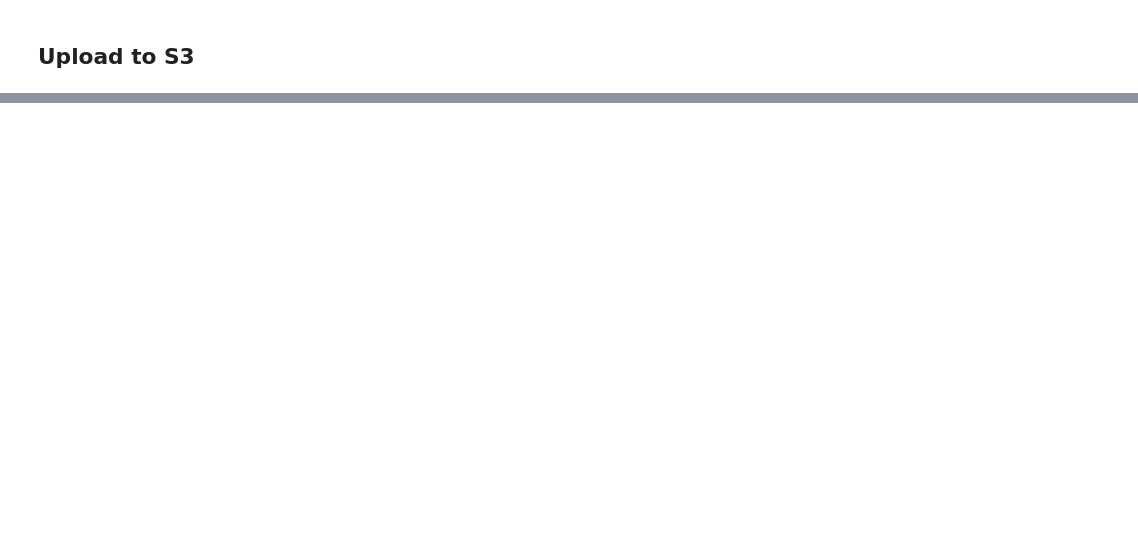
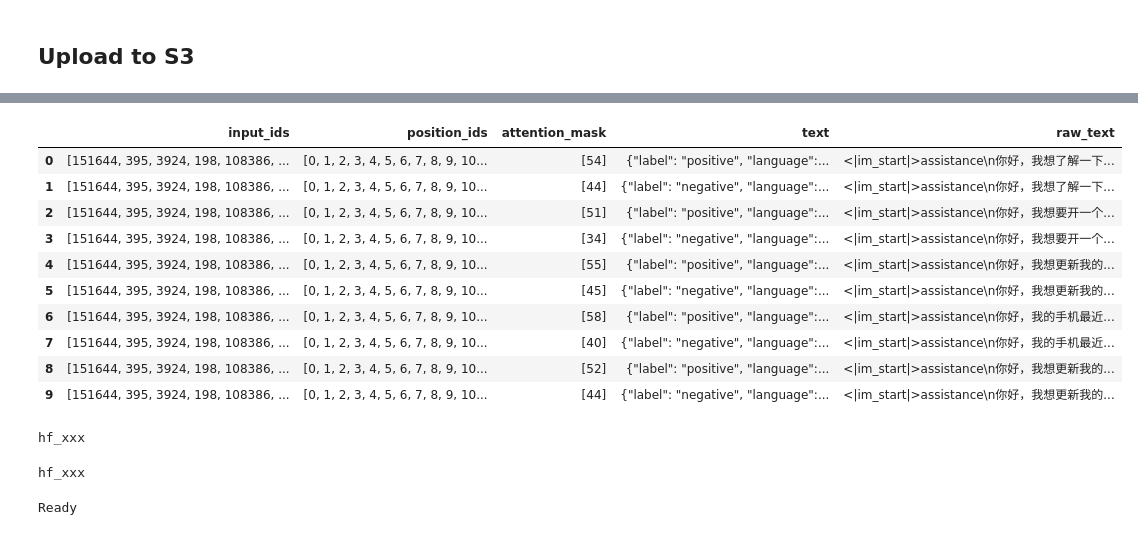
Before and after one commit to Scicom-AI-Enterprise-Organization/small-ablation, a Jupyter notebook: turn-detector/test_set_synthetic_generation.ipynb, the cells around one changed output, grey strips where cells are left out. Saved outputs shown, nothing was run; the diff lists cells and outputs as text; code cells hidden in the pictures; blank space fills up the shorter version.

```diff
--- a/turn-detector/test_set_synthetic_generation.ipynb
+++ b/turn-detector/test_set_synthetic_generation.ipynb
@@ -287,0 +352,42 @@ else:
+# %%
+import pandas as pd
+df = pd.read_parquet('./parquet-test-synthetic/shard.00000.parquet')
+pd.set_option('display.max_colwidth', None)
+pd.set_option('display.max_columns', None)
+df.head(10)
+# %% [output]
+|  | input_ids | position_ids | attention_mask | text | raw_text |
+| 0 | [151644, 395, 3924, 198, 108386, ... | [0, 1, 2, 3, 4, 5, 6, 7, 8, 9, 10... | [54] | {"label": "positive", "language":... | <|im_start|>assistance\n你好，我想了解一下... |
+| 1 | [151644, 395, 3924, 198, 108386, ... | [0, 1, 2, 3, 4, 5, 6, 7, 8, 9, 10... | [44] | {"label": "negative", "language":... | <|im_start|>assistance\n你好，我想了解一下... |
+| 2 | [151644, 395, 3924, 198, 108386, ... | [0, 1, 2, 3, 4, 5, 6, 7, 8, 9, 10... | [51] | {"label": "positive", "language":... | <|im_start|>assistance\n你好，我想要开一个... |
+| 3 | [151644, 395, 3924, 198, 108386, ... | [0, 1, 2, 3, 4, 5, 6, 7, 8, 9, 10... | [34] | {"label": "negative", "language":... | <|im_start|>assistance\n你好，我想要开一个... |
+| 4 | [151644, 395, 3924, 198, 108386, ... | [0, 1, 2, 3, 4, 5, 6, 7, 8, 9, 10... | [55] | {"label": "positive", "language":... | <|im_start|>assistance\n你好，我想更新我的... |
+| 5 | [151644, 395, 3924, 198, 108386, ... | [0, 1, 2, 3, 4, 5, 6, 7, 8, 9, 10... | [45] | {"label": "negative", "language":... | <|im_start|>assistance\n你好，我想更新我的... |
+| 6 | [151644, 395, 3924, 198, 108386, ... | [0, 1, 2, 3, 4, 5, 6, 7, 8, 9, 10... | [58] | {"label": "positive", "language":... | <|im_start|>assistance\n你好，我的手机最近... |
+| 7 | [151644, 395, 3924, 198, 108386, ... | [0, 1, 2, 3, 4, 5, 6, 7, 8, 9, 10... | [40] | {"label": "negative", "language":... | <|im_start|>assistance\n你好，我的手机最近... |
+| 8 | [151644, 395, 3924, 198, 108386, ... | [0, 1, 2, 3, 4, 5, 6, 7, 8, 9, 10... | [52] | {"label": "positive", "language":... | <|im_start|>assistance\n你好，我想更新我的... |
+| 9 | [151644, 395, 3924, 198, 108386, ... | [0, 1, 2, 3, 4, 5, 6, 7, 8, 9, 10... | [44] | {"label": "negative", "language":... | <|im_start|>assistance\n你好，我想更新我的... |
+# %%
+print(os.environ['HF_TOKEN'])
+# %% [output]
+hf_xxx
+# %%
+print(HF_TOKEN)
+# %% [output]
+hf_xxx
+# %%
+import os
+from huggingface_hub import HfApi
+
+HF_TOKEN = ""
+REPO_ID = 'Scicom-intl/turn-detector-Qwen3-0.6B-TEST'
+
+FOLDERS = {
+      'test': './parquet-test-synthetic',
+  }
+
+
+api = HfApi(token=HF_TOKEN)
+print('Ready')
+# %% [output]
+Ready
```
Also changed, not shown: parts of 9 cells of this notebook, 2 other files.
